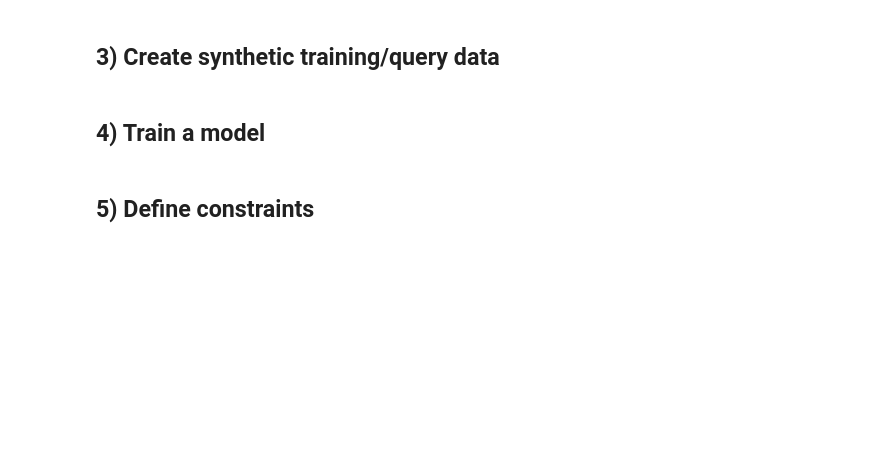
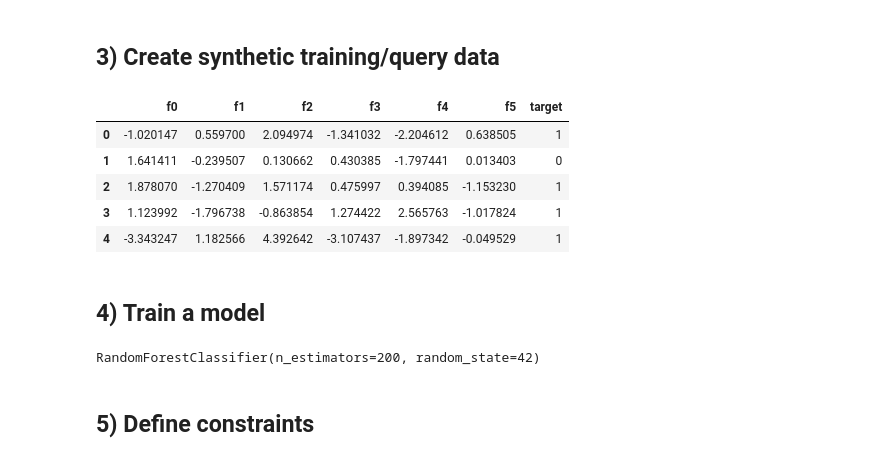
Before and after one commit to Pranjal-Patil-Pers/PGCE, a Jupyter notebook: examples/sep_cfe_dice_quickstart.ipynb, the cells around one changed output. Drawn from its saved outputs; the diff is of its cells as text; code cells hidden in the pictures; blank space fills up the shorter version.

```diff
--- a/examples/sep_cfe_dice_quickstart.ipynb
+++ b/examples/sep_cfe_dice_quickstart.ipynb
@@ -11,11 +47,36 @@ import numpy as np\nimport pandas as pd\nfrom sklearn.datasets import make_class
 # %% [markdown]
 ## 3) Create synthetic training/query data
 # %%
-X, y = make_classification(\n    n_samples=600,\n    n_features=6,\n    n_informative=5,\n    n_redundant=0,\n    random_state=42,\n)\n\nfeature_names = [f"f{i}" for i in range(X.shape[1])]\ndf = pd.DataFrame(X, columns=feature_names)\ndf["Event_Y_N"] = y.astype(int)\n\ntrain_df = df.iloc[:500].reset_index(drop=True)\nquery_df = df.iloc[500:501].drop(columns=["Event_Y_N"]).reset_index(drop=True)\n\ntrain_df.head()
+X, y = make_classification(
+    n_samples=600,
+    n_features=6,
+    n_informative=5,
+    n_redundant=0,
+    random_state=42,
+)
+
+feature_names = [f"f{i}" for i in range(X.shape[1])]
+df = pd.DataFrame(X, columns=feature_names)
+df["target"] = y.astype(int)
+
+train_df = df.iloc[:500].reset_index(drop=True)
+query_df = df.iloc[500:501].drop(columns=["target"]).reset_index(drop=True)
+
+train_df.head()
+# %% [output]
+|  | f0 | f1 | f2 | f3 | f4 | f5 | target |
+| 0 | -1.020147 | 0.559700 | 2.094974 | -1.341032 | -2.204612 | 0.638505 | 1 |
+| 1 | 1.641411 | -0.239507 | 0.130662 | 0.430385 | -1.797441 | 0.013403 | 0 |
+| 2 | 1.878070 | -1.270409 | 1.571174 | 0.475997 | 0.394085 | -1.153230 | 1 |
+| 3 | 1.123992 | -1.796738 | -0.863854 | 1.274422 | 2.565763 | -1.017824 | 1 |
+| 4 | -3.343247 | 1.182566 | 4.392642 | -3.107437 | -1.897342 | -0.049529 | 1 |
 # %% [markdown]
 ## 4) Train a model
 # %%
-model = RandomForestClassifier(n_estimators=200, random_state=42)\nmodel.fit(train_df.drop(columns=["Event_Y_N"]), train_df["Event_Y_N"])
+model = RandomForestClassifier(n_estimators=200, random_state=42)
+model.fit(train_df.drop(columns=["target"]), train_df["target"])
+# %% [output]
+RandomForestClassifier(n_estimators=200, random_state=42)
 # %% [markdown]
 ## 5) Define constraints
 # %%
```
Also changed, not shown: parts of 9 cells of this notebook, 1 other file.
